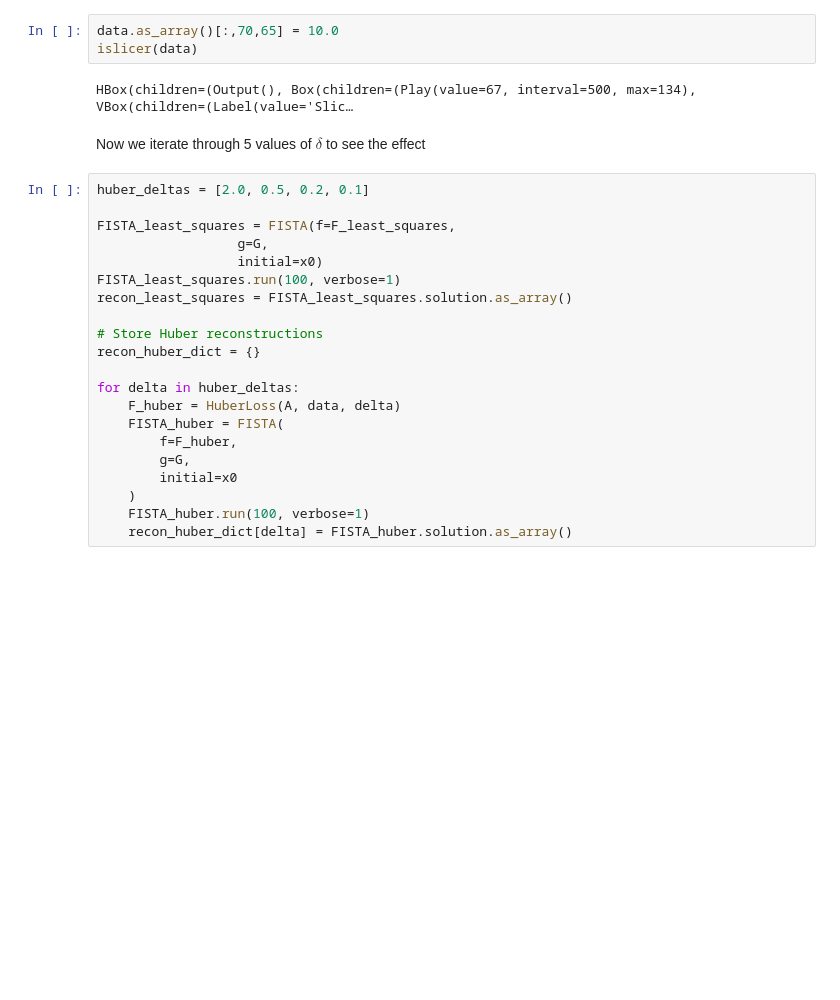
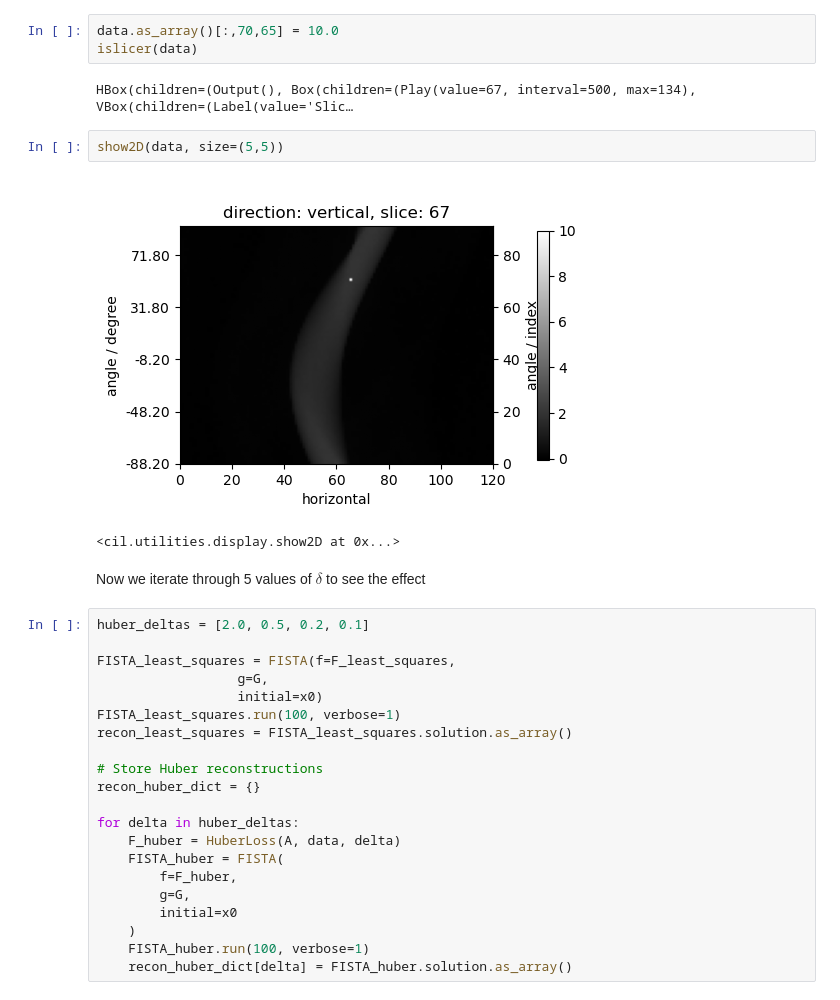
Before and after one commit to TomographicImaging/CIL-User-Showcase, a Jupyter notebook: 018_huber_loss/Huber_loss_example.ipynb, the cells around one changed output. Saved outputs shown, nothing was run; the diff lists cells and outputs as text; blank space fills up the shorter version.

```diff
--- a/018_huber_loss/Huber_loss_example.ipynb
+++ b/018_huber_loss/Huber_loss_example.ipynb
@@ -179,6 +186,11 @@ data.as_array()[:,70,65] = 10.0
 islicer(data)
 # %% [output]
 HBox(children=(Output(), Box(children=(Play(value=67, interval=500, max=134), VBox(children=(Label(value='Slic…
+# %%
+show2D(data, size=(5,5))
+# %% [output]
+[figure, added]
+<cil.utilities.display.show2D at 0x...>
 # %% [markdown]
 Now we iterate through 5 values of $\delta$ to see the effect
 # %%
```
Also changed, not shown: parts of 3 cells of this notebook.
